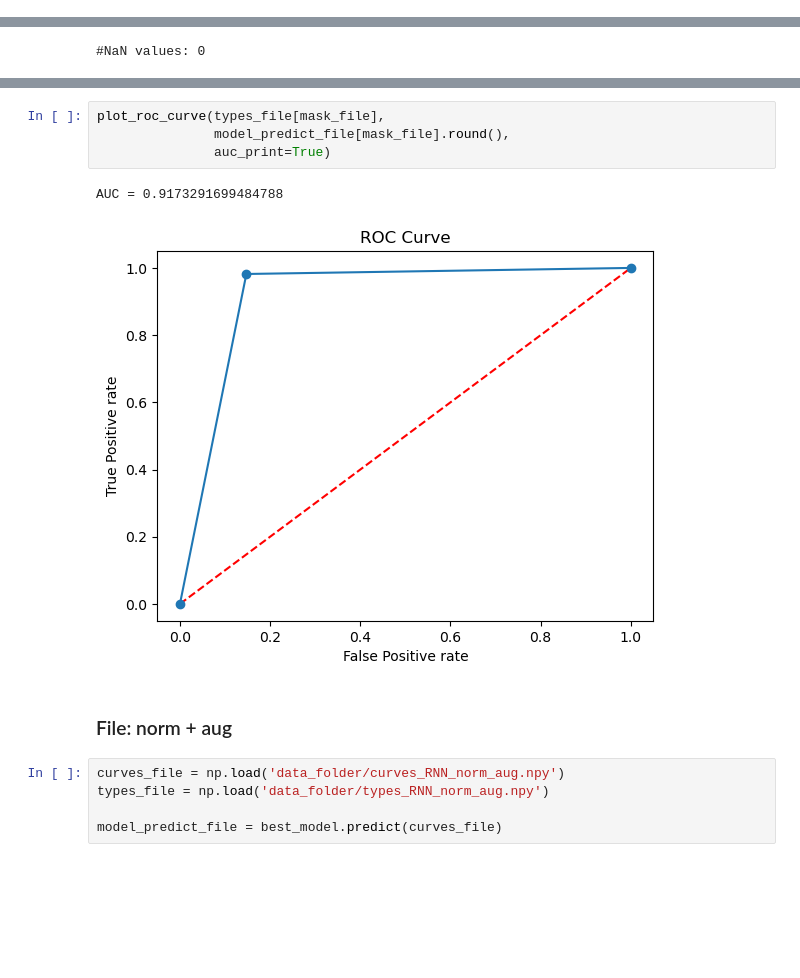
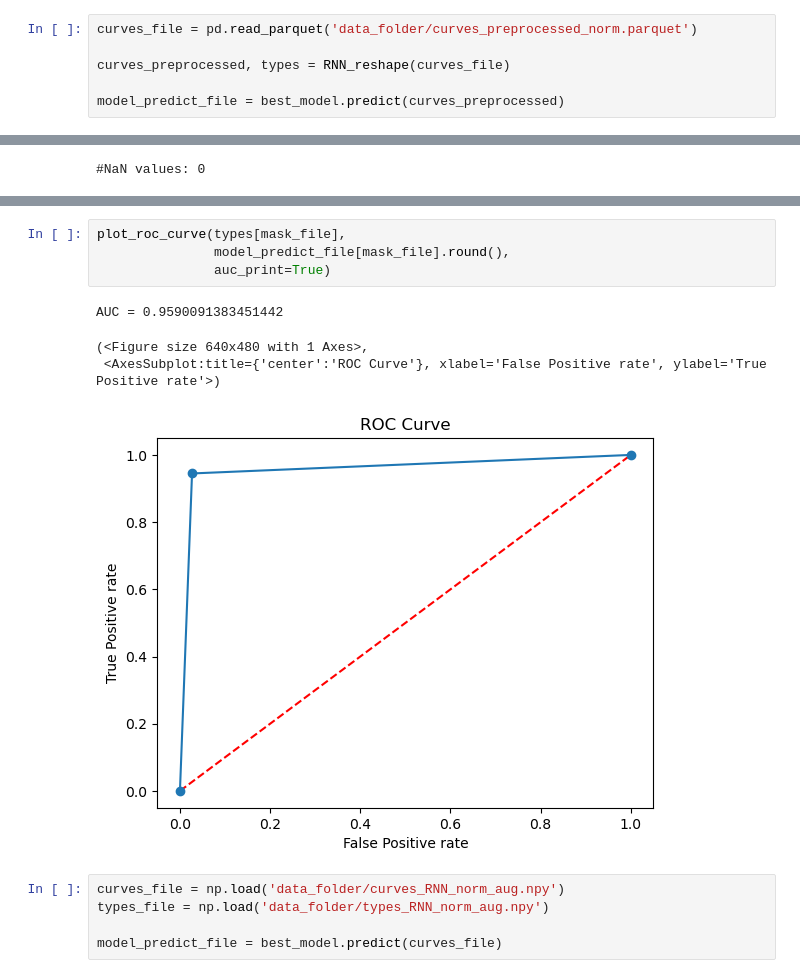
Before and after one commit to ale-cartes/Supernovae-Complete-Pipeline, a Jupyter notebook: A-Moller sim/RNN_prediction.ipynb, the cells around one changed output, grey strips where cells are left out. Saved outputs shown, nothing was run; the diff lists cells and outputs as text; blank space fills up the shorter version.

```diff
--- a/A-Moller sim/RNN_prediction.ipynb
+++ b/A-Moller sim/RNN_prediction.ipynb
@@ -168,0 +142,6 @@ model_predict_file = best_model.predict(curves_file)
+# %%
+curves_file = pd.read_parquet('data_folder/curves_preprocessed_norm.parquet')
+
+curves_preprocessed, types = RNN_reshape(curves_file)
+
+model_predict_file = best_model.predict(curves_preprocessed)
@@ -182,13 +165,13 @@ Normalized confusion matrix
 [figure]
 # %%
-plot_roc_curve(types_file[mask_file],
+plot_roc_curve(types[mask_file],
                model_predict_file[mask_file].round(),
                auc_print=True)
 # %% [output]
-AUC = 0.9173291699484788
+AUC = 0.9590091383451442
+(<Figure size 640x480 with 1 Axes>,
+ <AxesSubplot:title={'center':'ROC Curve'}, xlabel='False Positive rate', ylabel='True Positive rate'>)
-[figure, old version]
+[figure, new version]
-# %% [markdown]
-### File: norm + aug
 # %%
 curves_file = np.load('data_folder/curves_RNN_norm_aug.npy')
 types_file = np.load('data_folder/types_RNN_norm_aug.npy')
```
Also changed, not shown: parts of 24 cells of this notebook, 39 other files.
